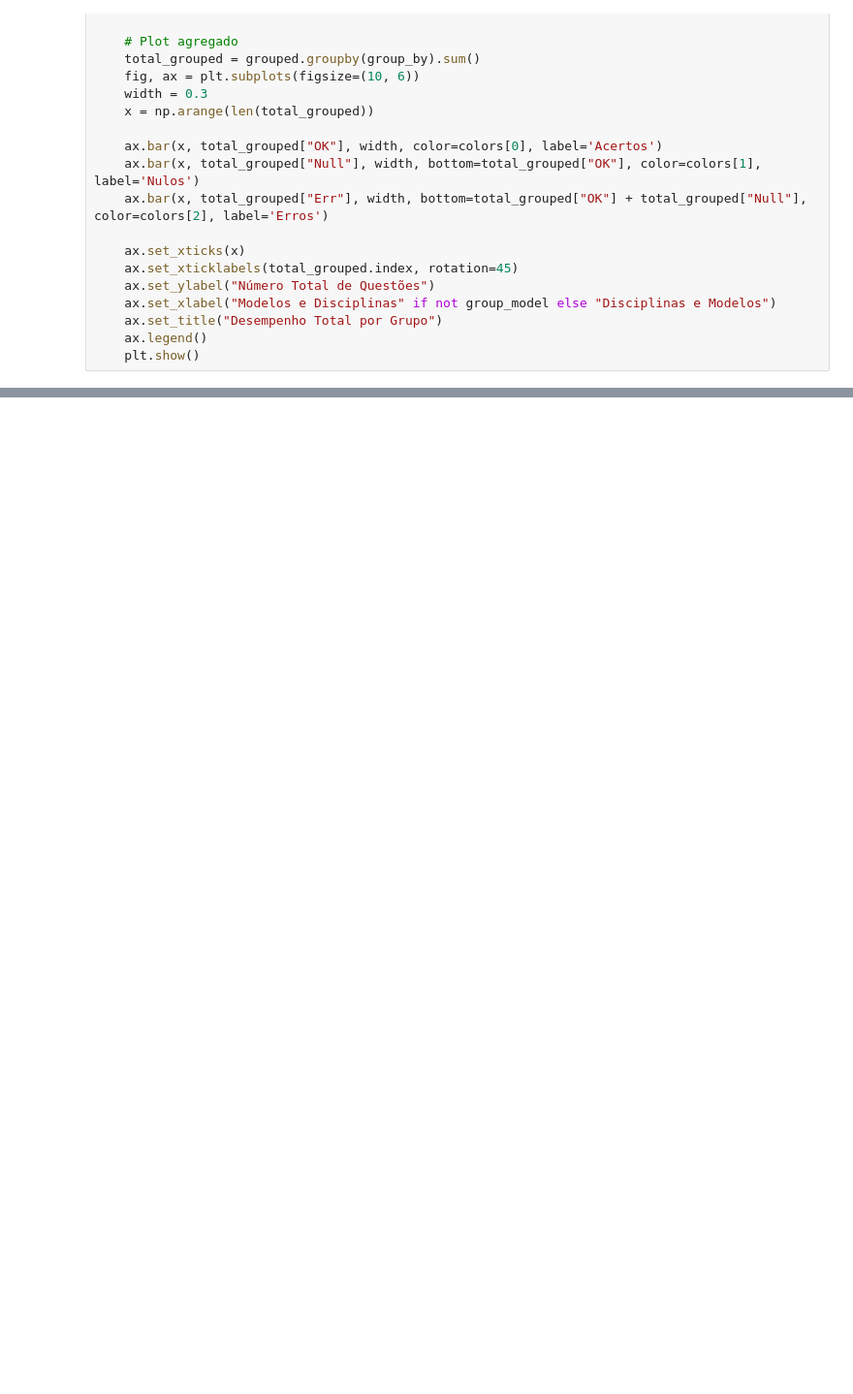
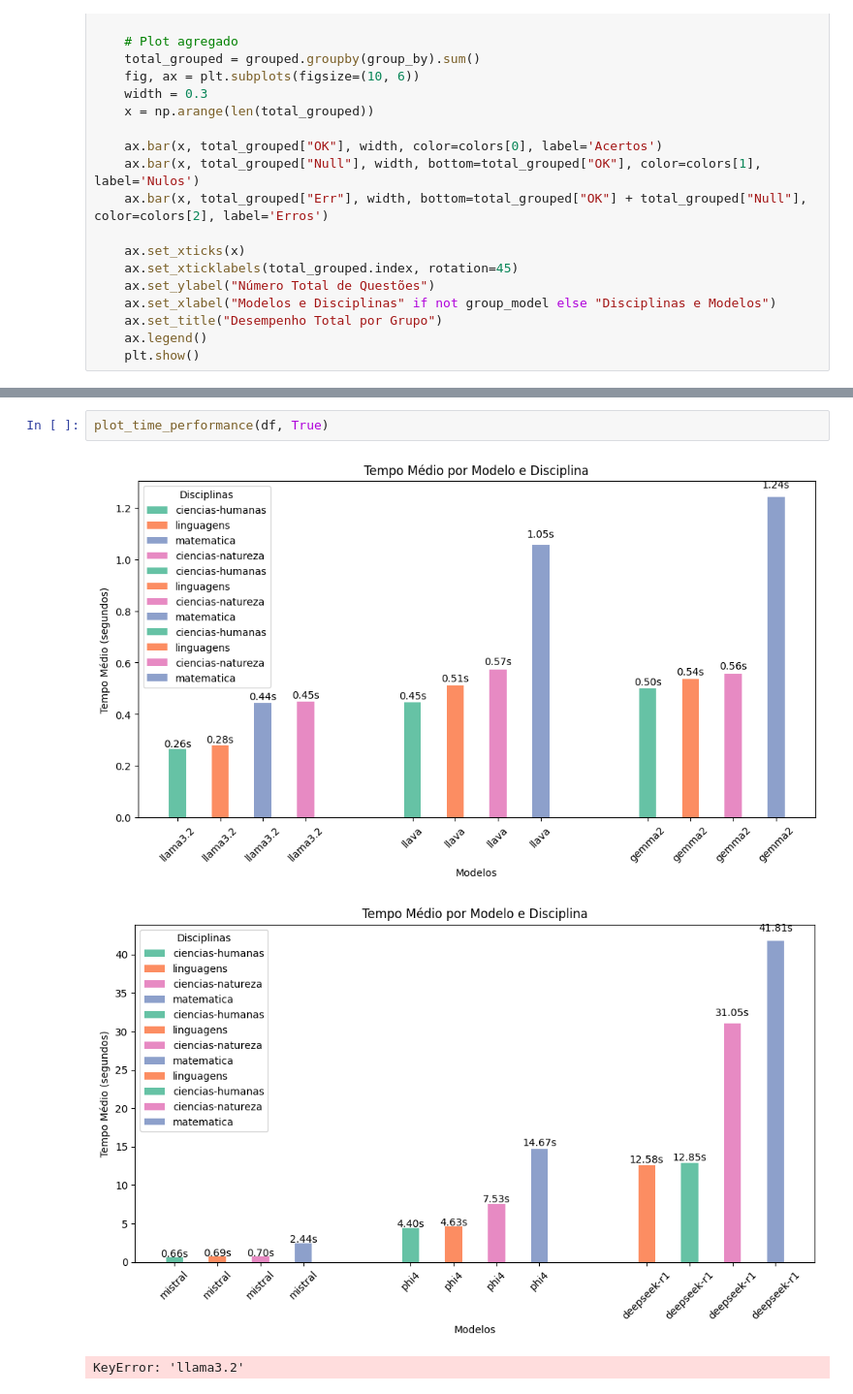
Before and after one commit to rubdelima/estuda-ia, a Jupyter notebook: 01-2-Predicts-views.ipynb, the cells around one changed output, grey strips where cells are left out. Shown at 97% size. Drawn from its saved outputs; the diff is of its cells as text; blank space fills up the shorter version.

Commit message:
add discipline plots

```diff
--- a/01-2-Predicts-views.ipynb
+++ b/01-2-Predicts-views.ipynb
@@ -461,0 +553,6 @@ def plot_discipline_performance(df: pd.DataFrame, group_model: bool = False, nor
+# %%
+plot_time_performance(df, True)
+# %% [output]
+[figure, added]
+[figure, added]
+KeyError: 'llama3.2'
```
Also changed, not shown: parts of 6 cells of this notebook, 1 other file.
